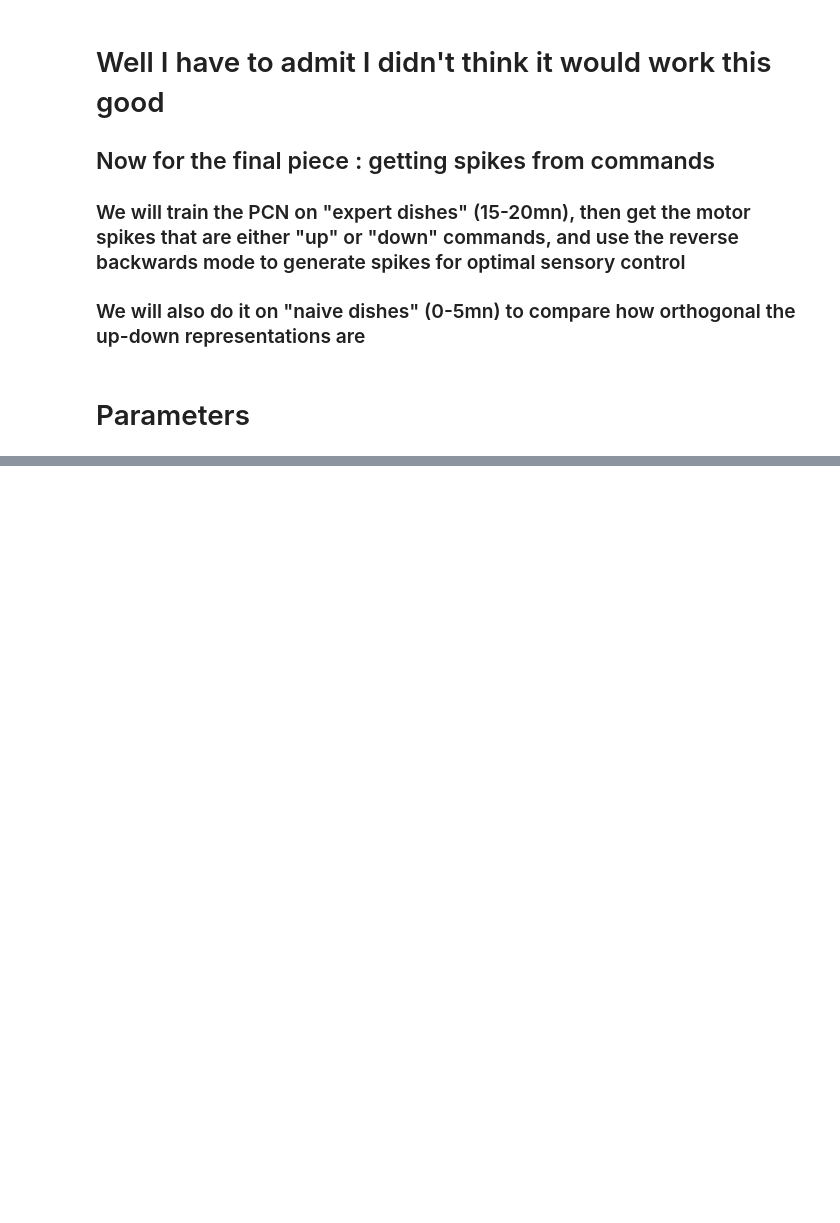
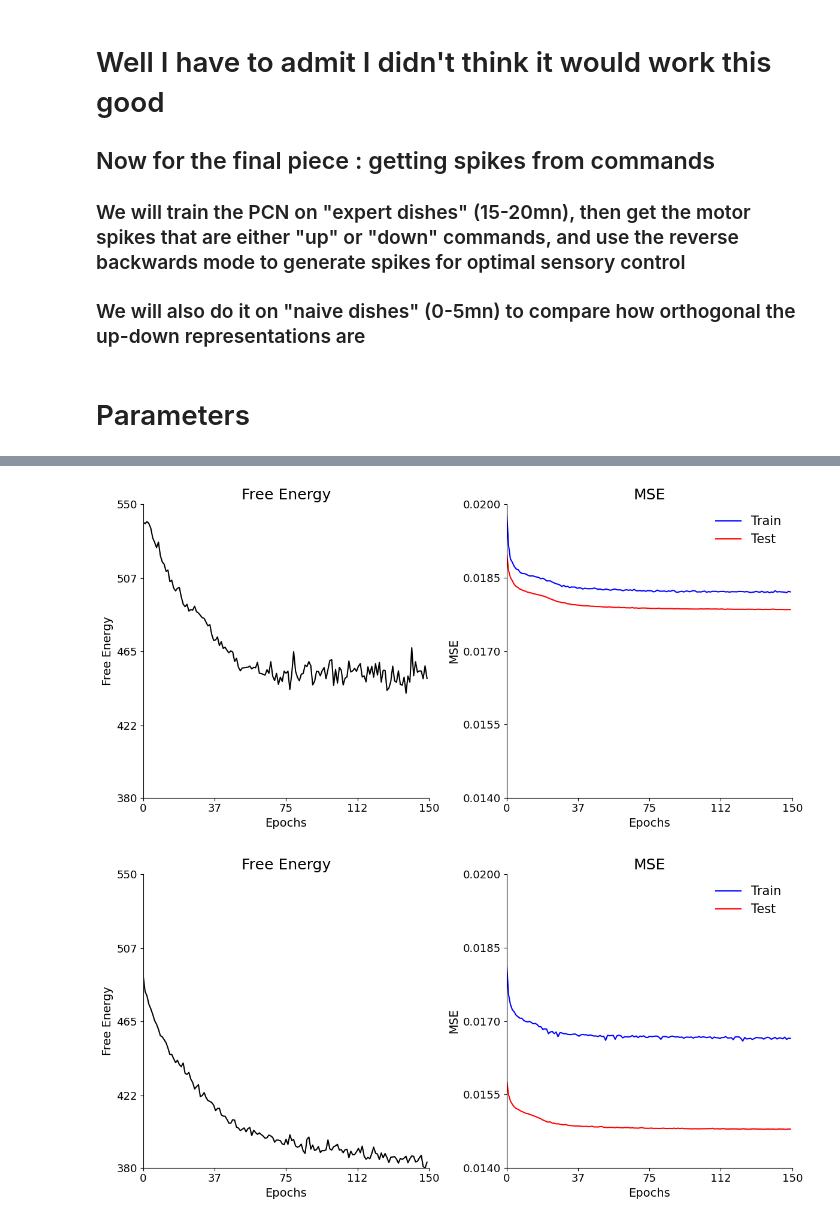
Before and after one commit to neuromorphs/BrainDishSiMulator, a Jupyter notebook: notebooks/2023-07-11_final_masterpiece.ipynb, the cells around one changed output, grey strips where cells are left out. Saved outputs shown, nothing was run; the diff lists cells and outputs as text; code cells hidden in the pictures; blank space fills up the shorter version.

```diff
--- a/notebooks/2023-07-11_final_masterpiece.ipynb
+++ b/notebooks/2023-07-11_final_masterpiece.ipynb
@@ -244,0 +278,34 @@ KeyboardInterrupt:
+# %%
+for imodel in range(2):
+    fig, axs = plt.subplots(figsize=(12, 6), ncols = 2)
+
+    axs[0].plot(all_losses[imodel], c = 'k')
+    axs[0].set_title('Free Energy', fontsize = 18)
+    axs[0].set_xlabel('Epochs', fontsize = 14)
+    axs[0].set_ylabel('Free Energy', fontsize = 14)
+    axs[0].set_ylim([380, 550])
+    axs[0].set_xlim([0, epochs])
+    axs[0].tick_params(axis='both', which='major', labelsize=14)
+    axs[0].set_yticks(np.linspace(380, 550, 5, dtype = int))
+
+    axs[1].plot(all_train_accs[imodel], c = 'b', label = 'Train')
+    axs[1].plot(all_accs[imodel], c = 'r', label = 'Test')
+    axs[1].set_title('MSE', fontsize = 18)
+    axs[1].set_xlabel('Epochs', fontsize = 14)
+    axs[1].set_ylabel('MSE', fontsize = 14)
+    axs[1].set_xlim([0, epochs])
+    axs[1].set_ylim([0.014, 0.02])
+    axs[1].legend(fontsize = 15, loc = 'upper right', frameon = False)
+    axs[1].set_yticks(np.round(np.linspace(0.014, 0.02, 5),4))
+
+    for ax in axs.flatten() :
+        ax.tick_params(axis='both', which='major', labelsize=13)
+        ax.spines[['top', 'right']].set_visible(False)
+        ax.set_xticks(np.linspace(0, 150, 5), dtype = int)
+        ax.set_xticklabels(np.linspace(0, 150, 5, dtype = int))
+
+    fig.tight_layout()
+    fig.savefig('../figs/learning_curves_{}.pdf'.format(imodel), dpi=300, bbox_inches='tight')
+# %% [output]
+[figure, added]
+[figure, added]
```
Also changed, not shown: parts of 3 cells of this notebook, 9 other files.
